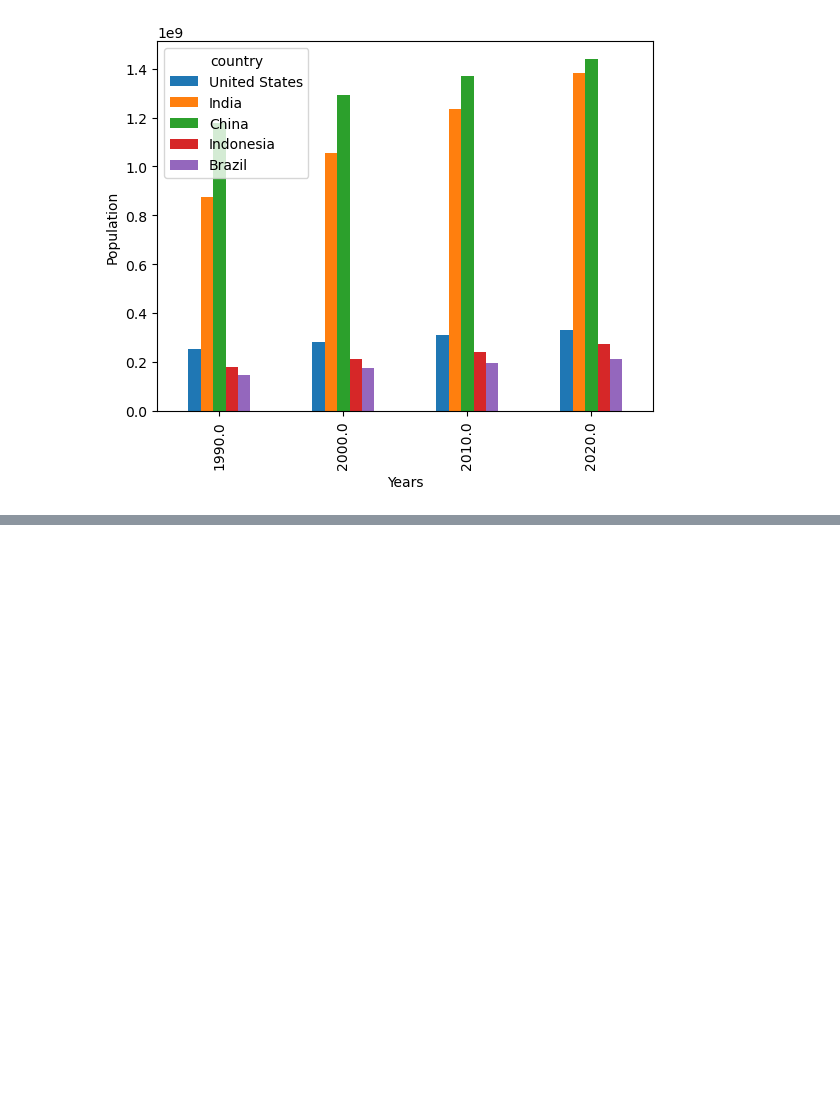
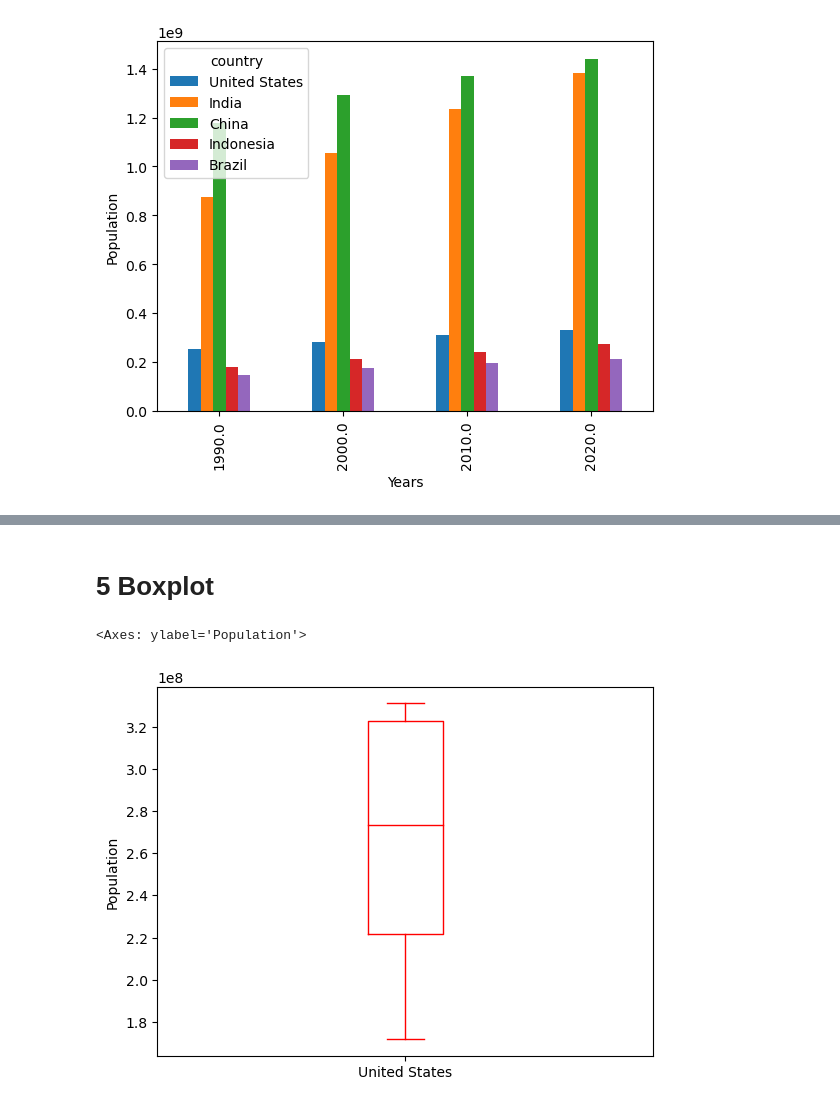
Before and after one commit to Stan-is-the-man/static_and_interactive_data_vizualization, a Jupyter notebook: data_vizualization.ipynb, the cells around one changed output, grey strips where cells are left out. Saved outputs shown, nothing was run; the diff lists cells and outputs as text; code cells hidden in the pictures; blank space fills up the shorter version.

Commit message:
'piechart and boxplot'

```diff
--- a/data_vizualization.ipynb
+++ b/data_vizualization.ipynb
@@ -115,0 +142,12 @@ df_pivot_many_years.plot(
+# %% [markdown]
+# 5 Boxplot
+# %%
+# Single boxplot
+df_pivot['United States'].plot(
+    kind = 'box',
+    ylabel = 'Population',
+    color = 'red'
+)
+# %% [output]
+<Axes: ylabel='Population'>
+[figure, added]
```
Also changed, not shown: parts of 7 cells of this notebook.
